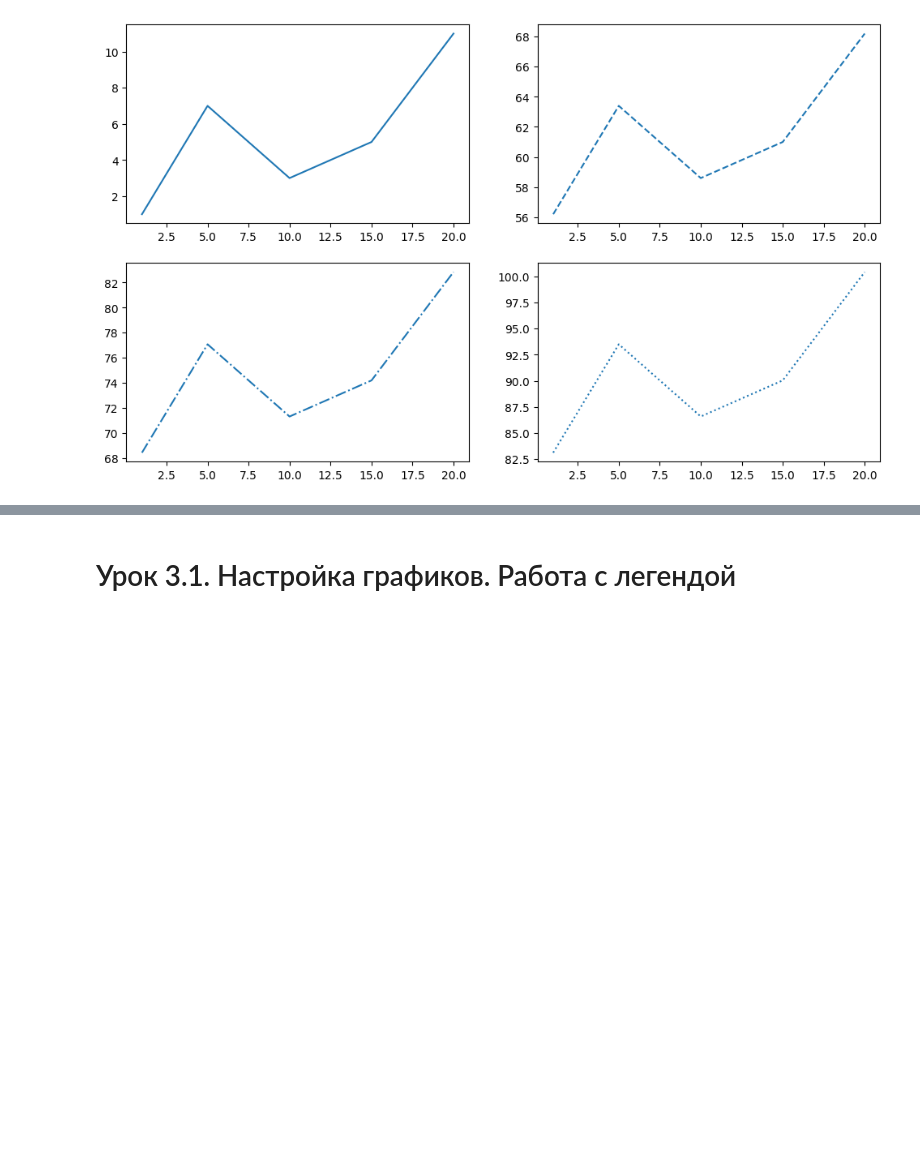
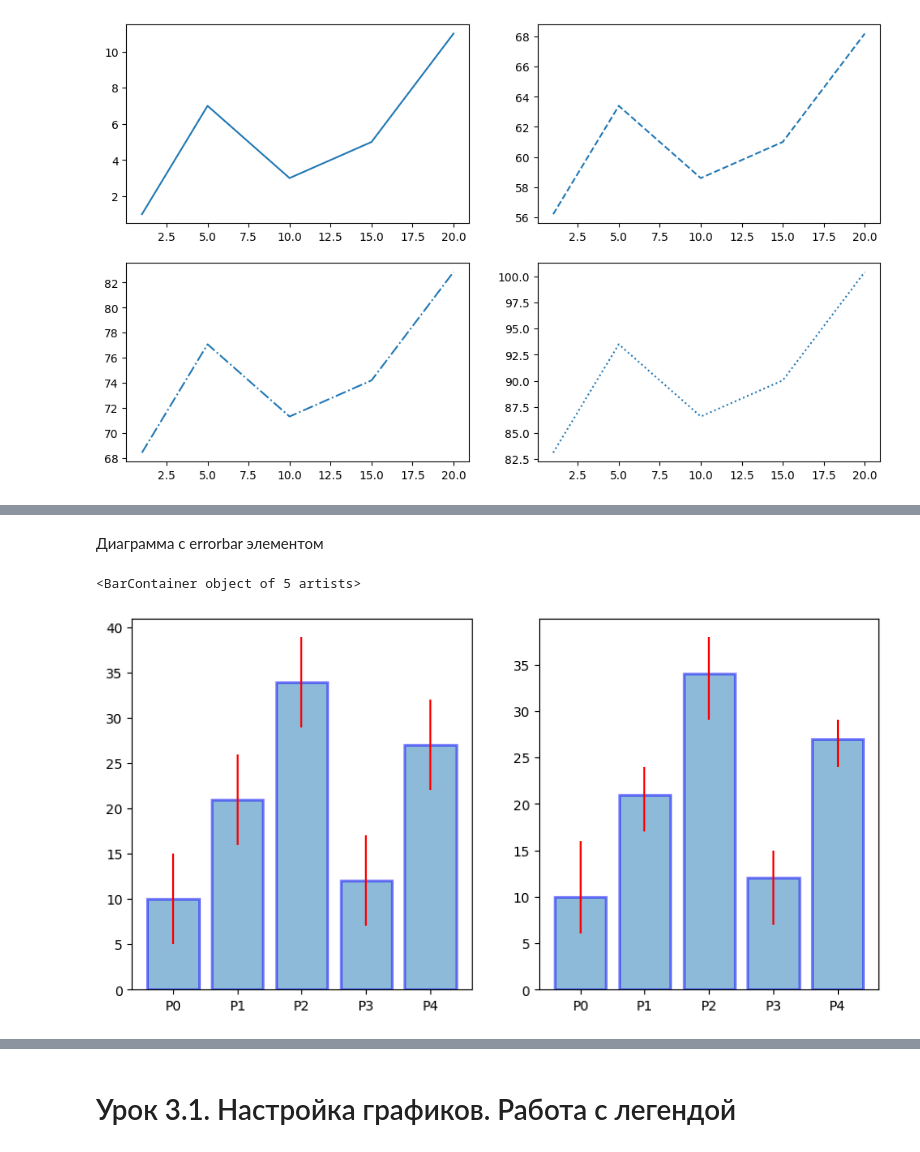
Before and after one commit to Vitalyastiy/cheat-python, a Jupyter notebook: viz/Plt_учебник.ipynb, the cells around one changed output, grey strips where cells are left out. Drawn from its saved outputs; the diff is of its cells as text; code cells hidden in the pictures; blank space fills up the shorter version.

```diff
--- a/viz/Plt_учебник.ipynb
+++ b/viz/Plt_учебник.ipynb
@@ -306,0 +404,14 @@ plt.plot(x, y4, ':')
+# %% [markdown]
+Диаграмма с errorbar элементом
+# %%
+np.random.seed(123)
+rnd = np.random.randint
+cat_par = [f"P{i}" for i in range(5)]
+g1 = [10, 21, 34, 12, 27]
+error = np.array([[rnd(2,7),rnd(2,7)] for _ in range(len(cat_par))]).T
+fig, axs = plt.subplots(1, 2, figsize=(10, 5))
+axs[0].bar(cat_par, g1, yerr=5, ecolor="r", alpha=0.5, edgecolor="b", linewidth=2)
+axs[1].bar(cat_par, g1, yerr=error, ecolor="r", alpha=0.5, edgecolor="b", linewidth=2)
+# %% [output]
+<BarContainer object of 5 artists>
+[figure, added]
```
Also changed, not shown: parts of 24 cells of this notebook.
